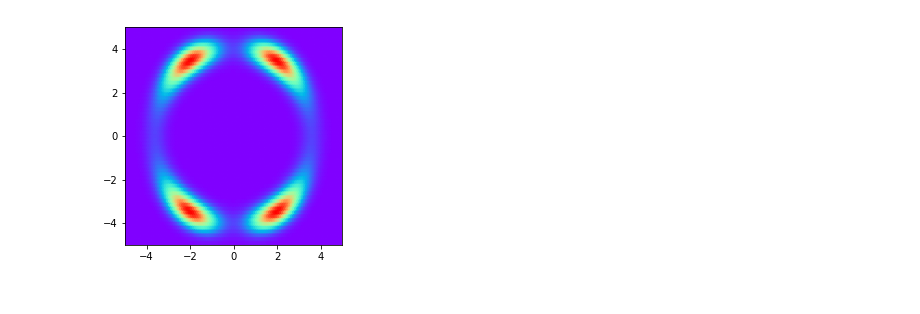
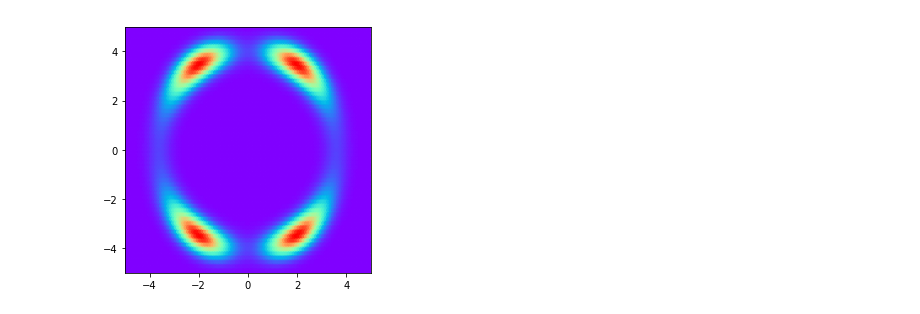
Before and after one commit to abdulfatir/normalizing-flows, a Jupyter notebook: notebooks/Metropolis-Hastings.ipynb, the cells around one changed output. Saved outputs shown, nothing was run; the diff lists cells and outputs as text; code cells hidden in the pictures.

```diff
--- a/notebooks/Metropolis-Hastings.ipynb
+++ b/notebooks/Metropolis-Hastings.ipynb
@@ -46,16 +53,17 @@ def metropolis_hastings(target_density, size=500000):
 # %%
 r = np.linspace(-5, 5, 1000)
 z = np.array(np.meshgrid(r, r)).transpose(1, 2, 0)
 z = np.reshape(z, [z.shape[0] * z.shape[1], -1])
 
 q0 = density1(z)
 plt.hexbin(z[:,0], z[:,1], C=q0.squeeze(), cmap='rainbow')
 plt.gca().set_aspect('equal', adjustable='box')
 plt.xlim([-5, 5])
 plt.ylim([-5, 5])
-plt.savefig('../report/imgs/example1-density.png', dpi=300)
+plt.tight_layout()
+plt.savefig('../report/imgs/example1-density.png', dpi=300, bbox_inches='tight')
 # %% [output]
-[figure, old version]
+[figure, new version]
 # %%
 samples = metropolis_hastings(density1)
 
```
Also changed, not shown: parts of 11 cells of this notebook, 1 other file.
